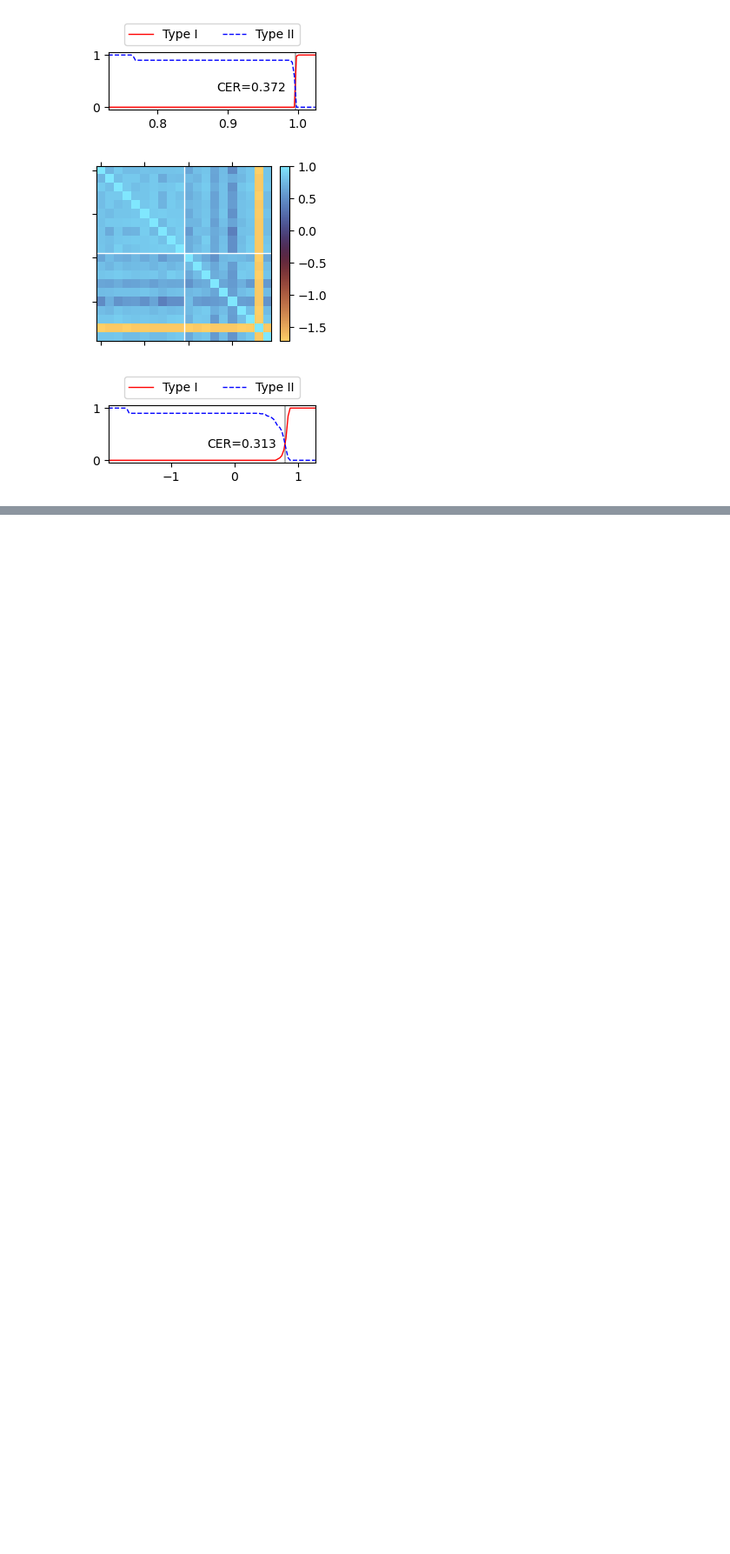
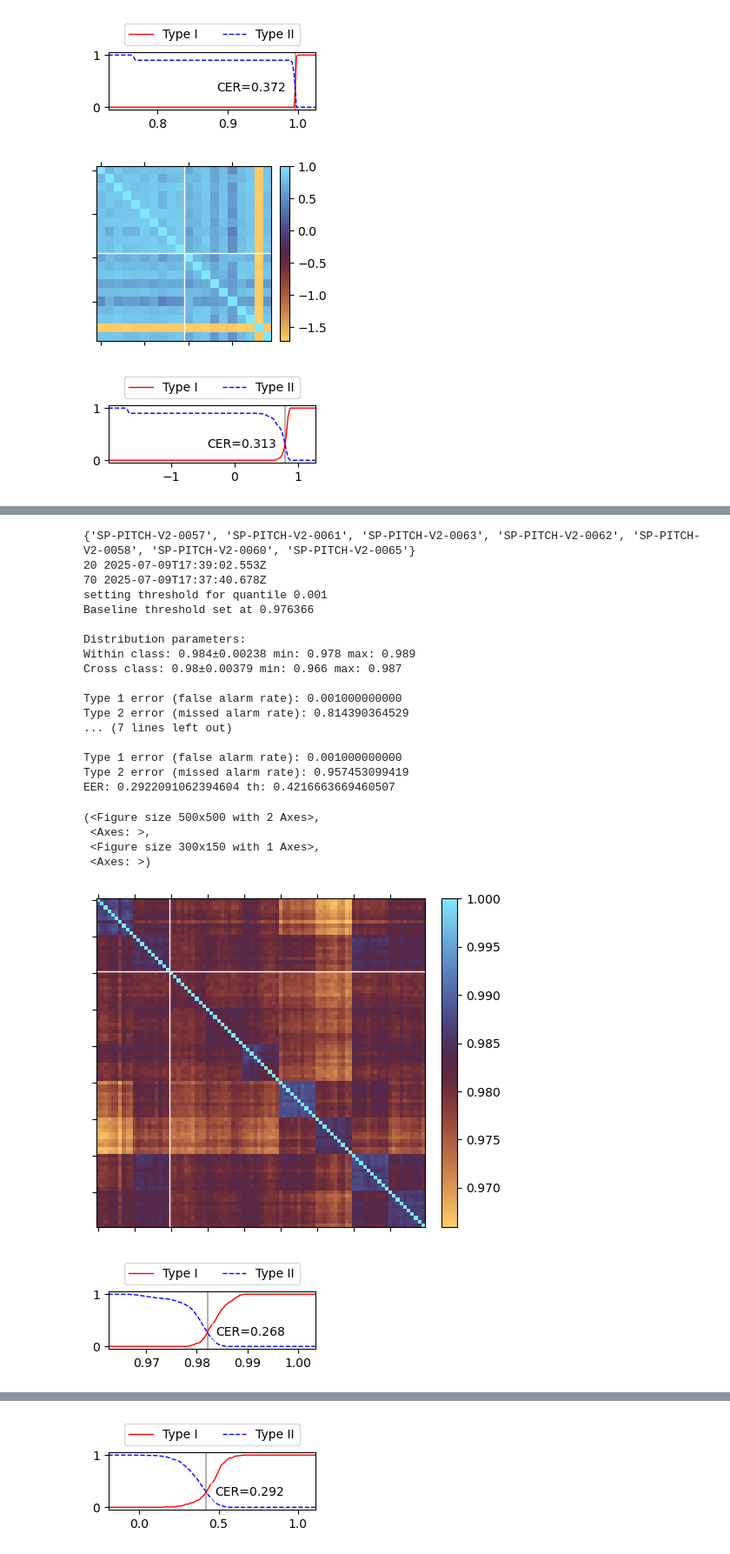
Before and after one commit to jaseg/sampling-mesh-monitor, a Jupyter notebook: jupyter_notebooks/classifier_tests.ipynb, the cells around one changed output, grey strips where cells are left out. Shown at 87% size. Cells and saved outputs as stored; diff of their text form; code cells hidden in the pictures; blank space fills up the shorter version.

Commit message:
Add repeat loop patch run plots

```diff
--- a/jupyter_notebooks/classifier_tests.ipynb
+++ b/jupyter_notebooks/classifier_tests.ipynb
@@ -1463,0 +1553,33 @@ EER: 0.31320754716981136 th: 0.7944348801630056
+# %%
+group_a = [value for value in data_runs[f'attack-repeat-25-07-09-01-p0.3'] if not value['info']['mods']]
+group_b = [value for value in data_runs[f'attack-repeat-25-07-09-01-p0.3'] if 'loop_patch' in value['info']['mods'] and value['info']['serial'] != 56]
+
+print(set(x['info']['specimen'] for x in group_b))
+print(len(group_a), group_a[-1]['info']['timestamp'])
+print(len(group_b), group_b[-1]['info']['timestamp'])
+plot_vector_covar(group_a, group_b, plot_cdf=True, fig_out='patch_repeat_p0.3', do_lines=True, figsize=(5, 5))
+plot_vector_covar(group_a, group_b, vector_method='min', distance_method='max', plot_cdf=True, fig_out='patch_repeat_p0.3_minmax', do_lines=True, figsize=(5, 5))
+# %% [output]
+{'SP-PITCH-V2-0057', 'SP-PITCH-V2-0061', 'SP-PITCH-V2-0063', 'SP-PITCH-V2-0062', 'SP-PITCH-V2-0058', 'SP-PITCH-V2-0060', 'SP-PITCH-V2-0065'}
+20 2025-07-09T17:39:02.553Z
+70 2025-07-09T17:37:40.678Z
+setting threshold for quantile 0.001
+Baseline threshold set at 0.976366
+
+Distribution parameters:
+Within class: 0.984±0.00238 min: 0.978 max: 0.989
+Cross class: 0.98±0.00379 min: 0.966 max: 0.987
+
+Type 1 error (false alarm rate): 0.001000000000
+Type 2 error (missed alarm rate): 0.814390364529
+... (7 lines left out)
+
+Type 1 error (false alarm rate): 0.001000000000
+Type 2 error (missed alarm rate): 0.957453099419
+EER: 0.2922091062394604 th: 0.4216663669460507
+(<Figure size 500x500 with 2 Axes>,
+ <Axes: >,
+ <Figure size 300x150 with 1 Axes>,
+ <Axes: >)
+[figure, added]
+[figure, added]
@@ -1463,0 +1587 @@ EER: 0.31320754716981136 th: 0.7944348801630056
+[figure, added]
```
Also changed, not shown: parts of 33 cells of this notebook, 19 other files.
